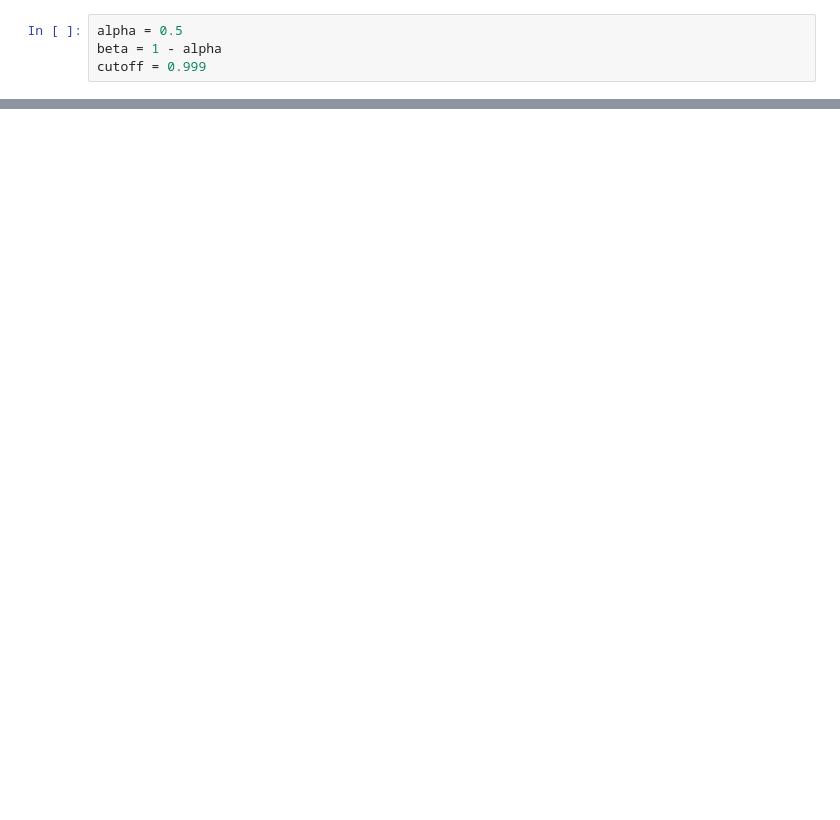
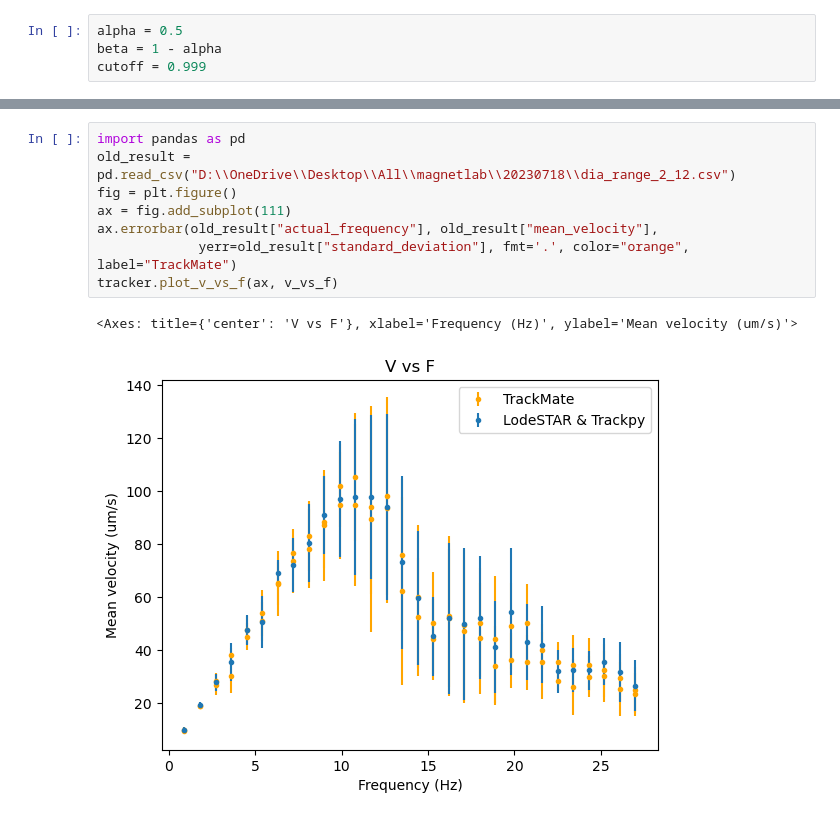
Before and after one commit to bucket420/ParticleTracking, a Jupyter notebook: track.ipynb, the cells around one changed output, grey strips where cells are left out. Saved outputs shown, nothing was run; the diff lists cells and outputs as text; blank space fills up the shorter version.

```diff
--- a/track.ipynb
+++ b/track.ipynb
@@ -75,0 +54,11 @@ Frame 154: 44 trajectories present.
+# %%
+import pandas as pd
+old_result = pd.read_csv("D:\\OneDrive\\Desktop\\All\\magnetlab\\20230718\\dia_range_2_12.csv")
+fig = plt.figure()
+ax = fig.add_subplot(111)
+ax.errorbar(old_result["actual_frequency"], old_result["mean_velocity"],
+             yerr=old_result["standard_deviation"], fmt='.', color="orange", label="TrackMate")
+tracker.plot_v_vs_f(ax, v_vs_f)
+# %% [output]
+<Axes: title={'center': 'V vs F'}, xlabel='Frequency (Hz)', ylabel='Mean velocity (um/s)'>
+[figure, added]
```
Also changed, not shown: parts of 13 cells of this notebook, 5 other files.
